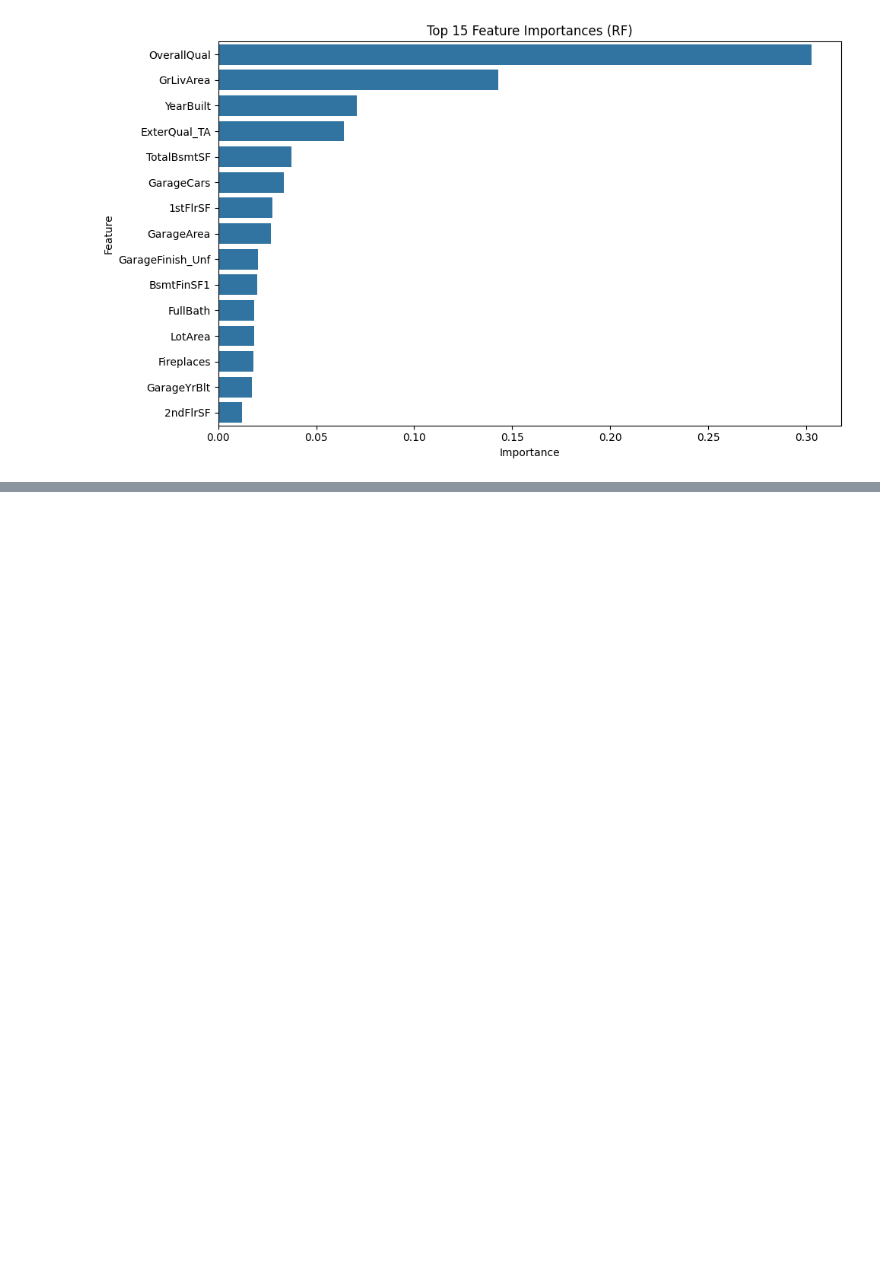
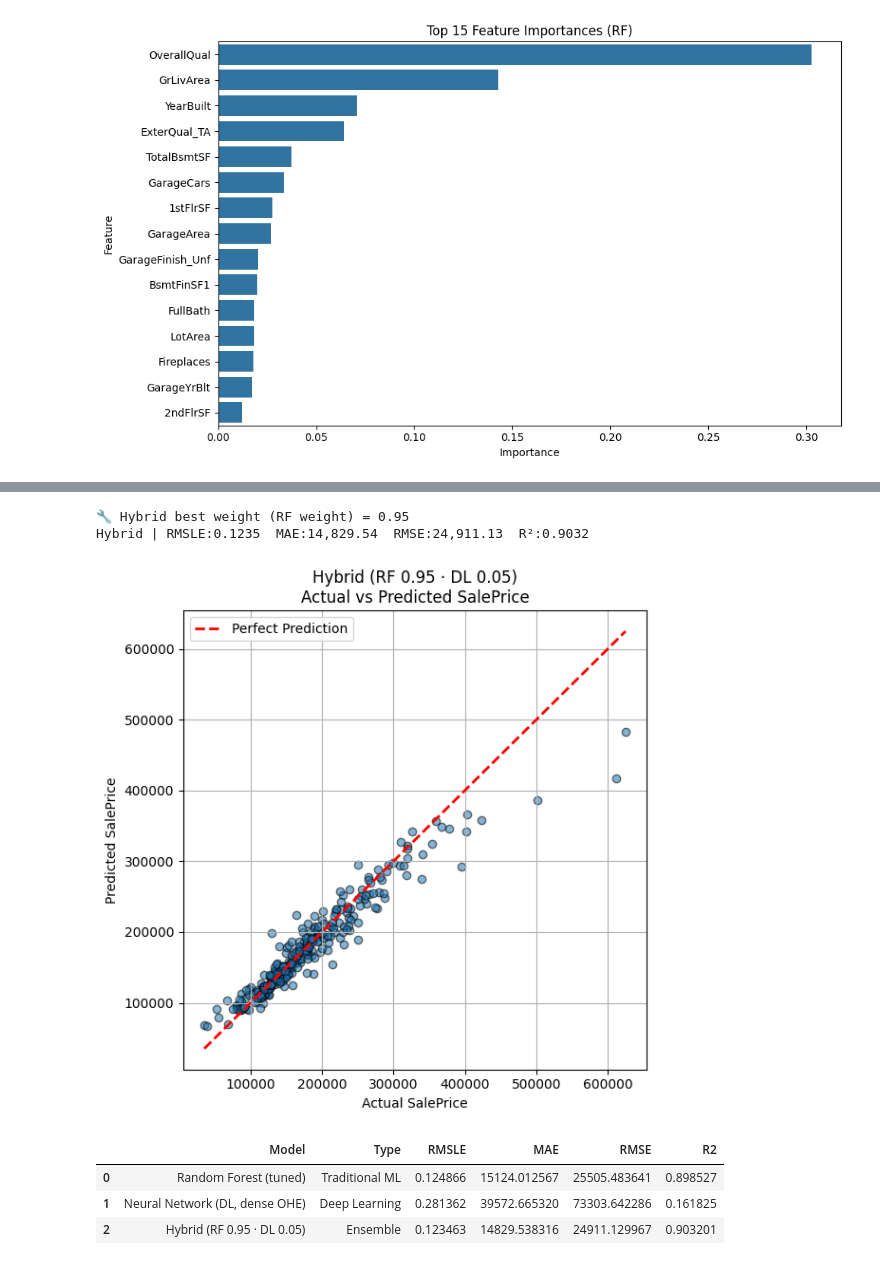
Before and after one commit to Yenyang123/6006CEM-ML-Assignment, a Jupyter notebook: regression_houseprice.ipynb, the cells around one changed output, grey strips where cells are left out. Drawn from its saved outputs; the diff is of its cells as text; code cells hidden in the pictures; blank space fills up the shorter version.

Commit message:
Add hybrid model for regression problem

```diff
--- a/regression_houseprice.ipynb
+++ b/regression_houseprice.ipynb
@@ -321,0 +322,73 @@ display(comparison)
+# %%
+# =========================
+# Hybrid Regressor (Weighted Average in LOG space)
+# =========================
+import numpy as np
+import matplotlib.pyplot as plt
+from sklearn.metrics import mean_squared_log_error, mean_absolute_error, mean_squared_error, r2_score
+
+# 1) 准备验证集的 log 预测（若变量已存在就直接用）
+# RF 的 log 预测： pred_log     (你上面已经有)
+# DL 的 log 预测： pred_log_dl  (你上面已经有)
+# 真实值的 log：   y_valid_log   (你上面已经有)
+
+# 2) 搜索最优权重 w (使 RMSLE 最小)。在 log 空间融合，再反变换评估
+weights = np.linspace(0, 1, 21)  # 0.00, 0.05, ..., 1.00
+best = {"w": None, "rmsle": np.inf, "mae": None, "rmse": None, "r2": None}
+
+for w in weights:
+    # log 空间线性加权
+    pred_log_h = w * pred_log + (1 - w) * pred_log_dl
+    # 反变换到原尺度
+    pred_h = np.expm1(pred_log_h)
+
+    # 评估
+    rmsle_h = np.sqrt(mean_squared_log_error(y_valid_orig, pred_h))
+    mae_h   = mean_absolute_error(y_valid_orig, pred_h)
+    rmse_h  = np.sqrt(mean_squared_error(y_valid_orig, pred_h))
+    r2_h    = r2_score(y_valid_orig, pred_h)
+
+    if rmsle_h < best["rmsle"]:
+        best.update({"w": w, "rmsle": rmsle_h, "mae": mae_h, "rmse": rmse_h, "r2": r2_h})
+
+print(f"🔧 Hybrid best weight (RF weight) = {best['w']:.2f}")
+print(f"Hybrid | RMSLE:{best['rmsle']:.4f}  MAE:{best['mae']:,.2f}  RMSE:{best['rmse']:,.2f}  R²:{best['r2']:.4f}")
+
+# 3) 用最优权重得到最终预测 & 作图
+pred_log_hybrid = best["w"] * pred_log + (1 - best["w"]) * pred_log_dl
+pred_hybrid = np.expm1(pred_log_hybrid)
+
+plt.figure(figsize=(6,6))
+plt.scatter(y_valid_orig, pred_hybrid, alpha=0.55, edgecolor="k")
+m0, m1 = y_valid_orig.min(), y_valid_orig.max()
+plt.plot([m0, m1], [m0, m1], 'r--', lw=2, label="Perfect Prediction")
+plt.title(f"Hybrid (RF {best['w']:.2f} · DL {1-best['w']:.2f})\nActual vs Predicted SalePrice")
+plt.xlabel("Actual SalePrice"); plt.ylabel("Predicted SalePrice")
+plt.legend(); plt.grid(True); plt.tight_layout()
+plt.savefig("images/actual_vs_pred_hybrid.png", dpi=150)
+plt.show()
+
+# 4) 结果追加到 comparison 表
+hybrid_row = {
+    'Model': f'Hybrid (RF {best["w"]:.2f} · DL {1-best["w"]:.2f})',
+    'Type':  'Ensemble',
+    'RMSLE': best['rmsle'],
+    'MAE':   best['mae'],
+    'RMSE':  best['rmse'],
+    'R2':    best['r2']
+}
+
+try:
+    comparison = pd.concat([comparison, pd.DataFrame([hybrid_row])], ignore_index=True)
+except NameError:
+    comparison = pd.DataFrame([hybrid_row])
+
+display(comparison)
+# %% [output]
+🔧 Hybrid best weight (RF weight) = 0.95
+Hybrid | RMSLE:0.1235  MAE:14,829.54  RMSE:24,911.13  R²:0.9032
+[figure, added]
+|  | Model | Type | RMSLE | MAE | RMSE | R2 |
+| 0 | Random Forest (tuned) | Traditional ML | 0.124866 | 15124.012567 | 25505.483641 | 0.898527 |
+| 1 | Neural Network (DL, dense OHE) | Deep Learning | 0.281362 | 39572.665320 | 73303.642286 | 0.161825 |
+| 2 | Hybrid (RF 0.95 · DL 0.05) | Ensemble | 0.123463 | 14829.538316 | 24911.129967 | 0.903201 |
```
Also changed, not shown: parts of 2 cells of this notebook, 1 other file.
